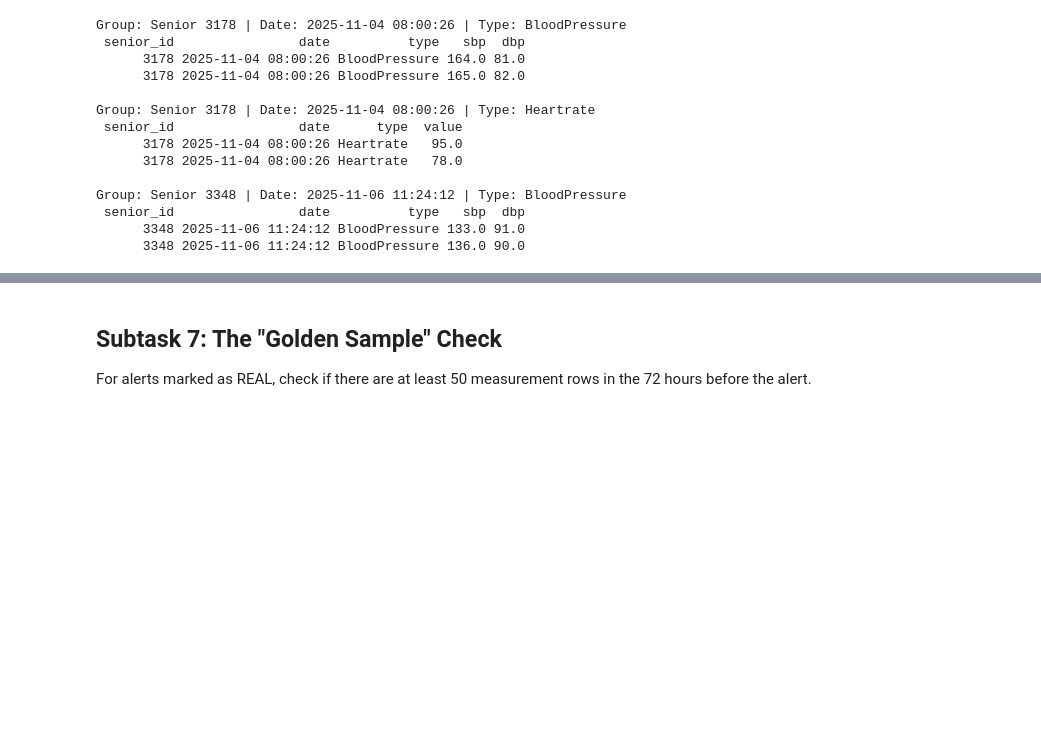
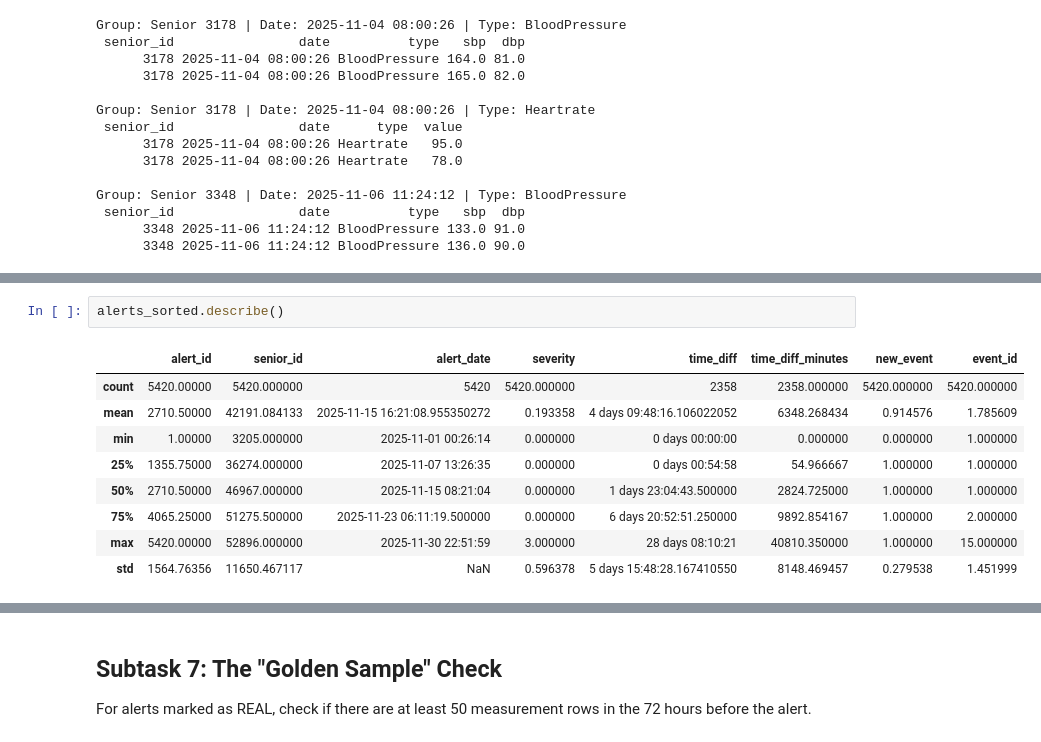
Before and after one commit to eldarmuk/AI-CVD, a Jupyter notebook: notebooks/02_basic_eda.ipynb, the cells around one changed output, grey strips where cells are left out. Cells and saved outputs as stored; diff of their text form; blank space fills up the shorter version.

```diff
--- a/notebooks/02_basic_eda.ipynb
+++ b/notebooks/02_basic_eda.ipynb
@@ -837,0 +851,12 @@ Group: Senior 3348 | Date: 2025-11-06 11:24:12 | Type: BloodPressure
+# %%
+alerts_sorted.describe()
+# %% [output]
+|  | alert_id | senior_id | alert_date | severity | time_diff | time_diff_minutes | new_event | event_id |
+| count | 5420.00000 | 5420.000000 | 5420 | 5420.000000 | 2358 | 2358.000000 | 5420.000000 | 5420.000000 |
+| mean | 2710.50000 | 42191.084133 | 2025-11-15 16:21:08.955350272 | 0.193358 | 4 days 09:48:16.106022052 | 6348.268434 | 0.914576 | 1.785609 |
+| min | 1.00000 | 3205.000000 | 2025-11-01 00:26:14 | 0.000000 | 0 days 00:00:00 | 0.000000 | 0.000000 | 1.000000 |
+| 25% | 1355.75000 | 36274.000000 | 2025-11-07 13:26:35 | 0.000000 | 0 days 00:54:58 | 54.966667 | 1.000000 | 1.000000 |
+| 50% | 2710.50000 | 46967.000000 | 2025-11-15 08:21:04 | 0.000000 | 1 days 23:04:43.500000 | 2824.725000 | 1.000000 | 1.000000 |
+| 75% | 4065.25000 | 51275.500000 | 2025-11-23 06:11:19.500000 | 0.000000 | 6 days 20:52:51.250000 | 9892.854167 | 1.000000 | 2.000000 |
+| max | 5420.00000 | 52896.000000 | 2025-11-30 22:51:59 | 3.000000 | 28 days 08:10:21 | 40810.350000 | 1.000000 | 15.000000 |
+| std | 1564.76356 | 11650.467117 | NaN | 0.596378 | 5 days 15:48:28.167410550 | 8148.469457 | 0.279538 | 1.451999 |
```
Also changed, not shown: parts of 16 cells of this notebook.
